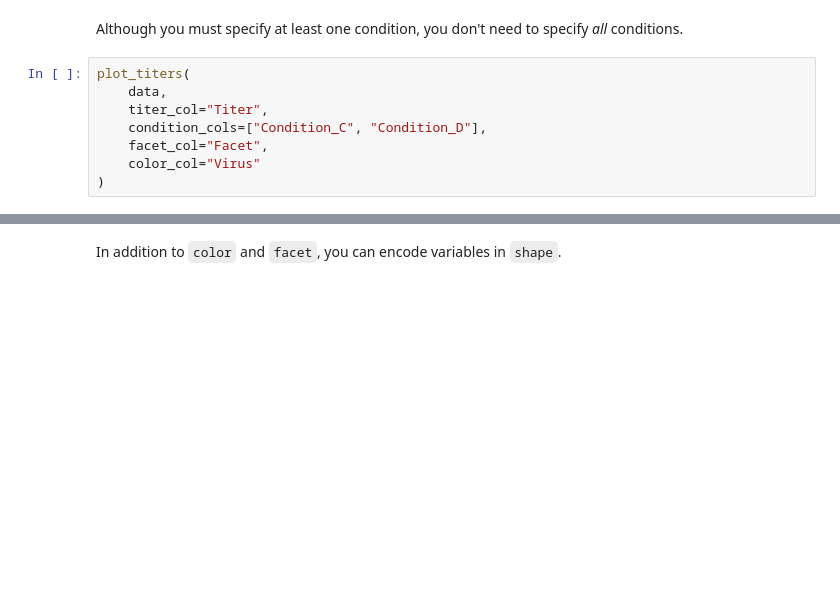
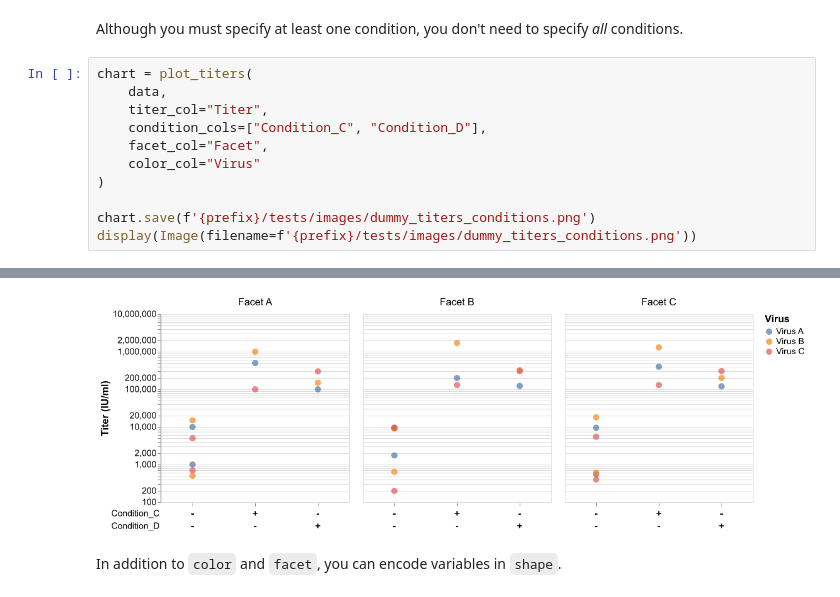
Before and after one commit to WillHannon-MCB/titerplot, a Jupyter notebook: docs/plotting-demo.ipynb, the cells around one changed output, grey strips where cells are left out. Cells and saved outputs as stored; diff of their text form; blank space fills up the shorter version.

```diff
--- a/docs/plotting-demo.ipynb
+++ b/docs/plotting-demo.ipynb
@@ -52,11 +66,14 @@ plot_titers(
 # %% [markdown]
 Although you must specify at least one condition, you don't need to specify *all* conditions.
 # %%
-plot_titers(
+chart = plot_titers(
     data,
     titer_col="Titer",
     condition_cols=["Condition_C", "Condition_D"],
     facet_col="Facet",
     color_col="Virus"
 )
+
+chart.save(f'{prefix}/tests/images/dummy_titers_conditions.png')
+display(Image(filename=f'{prefix}/tests/images/dummy_titers_conditions.png'))
 # %% [output]
@@ -64,3 +80,4 @@ plot_titers(
+[figure, added]
 # %% [markdown]
 In addition to `color` and `facet`, you can encode variables in `shape`.
 # %%
```
Also changed, not shown: parts of 12 cells of this notebook, 12 other files.
